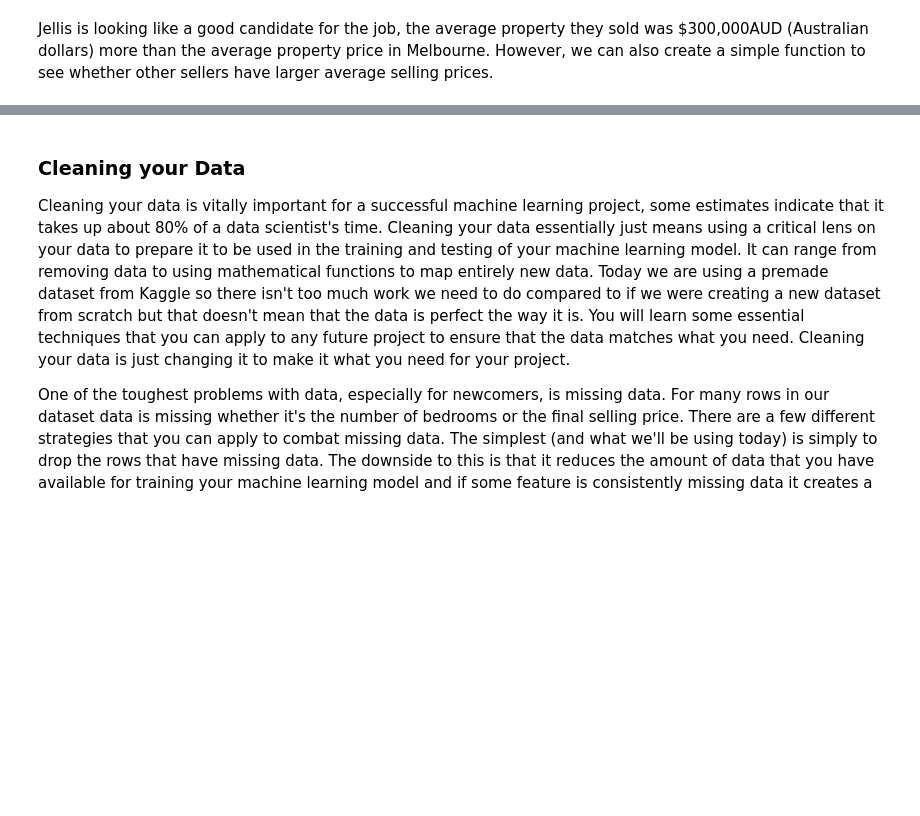
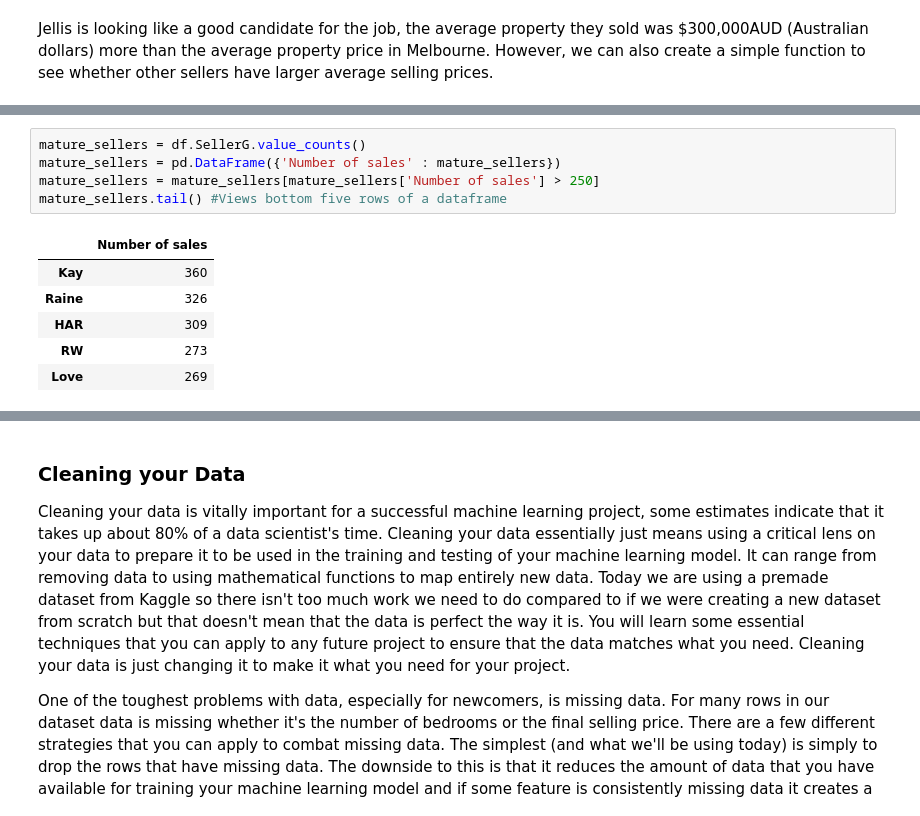
Before and after one commit to UncertainQubit/binder, a Jupyter notebook: lesson1.ipynb, the cells around one changed output, grey strips where cells are left out. Drawn from its saved outputs; the diff is of its cells as text; blank space fills up the shorter version.

```diff
--- a/lesson1.ipynb
+++ b/lesson1.ipynb
@@ -241,2 +261,14 @@ Jellis is looking like a good candidate for the job, the average property they s
+# %%
+mature_sellers = df.SellerG.value_counts()
+mature_sellers = pd.DataFrame({'Number of sales' : mature_sellers})
+mature_sellers = mature_sellers[mature_sellers['Number of sales'] > 250]
+mature_sellers.tail() #Views bottom five rows of a dataframe
+# %% [output]
+|  | Number of sales |
+| Kay | 360 |
+| Raine | 326 |
+| HAR | 309 |
+| RW | 273 |
+| Love | 269 |
 # %%
 pricedata = []
```
Also changed, not shown: parts of 13 cells of this notebook, 1 other file.
